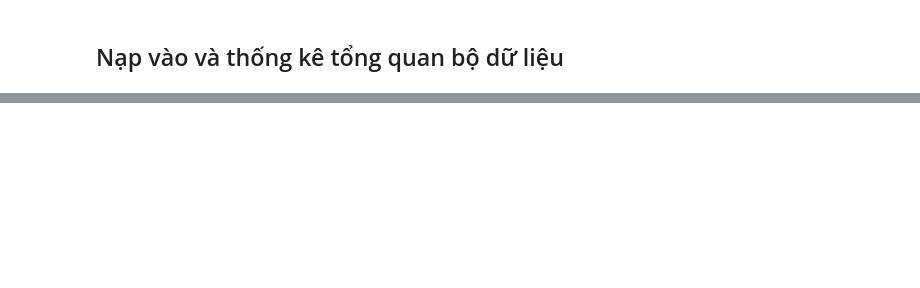
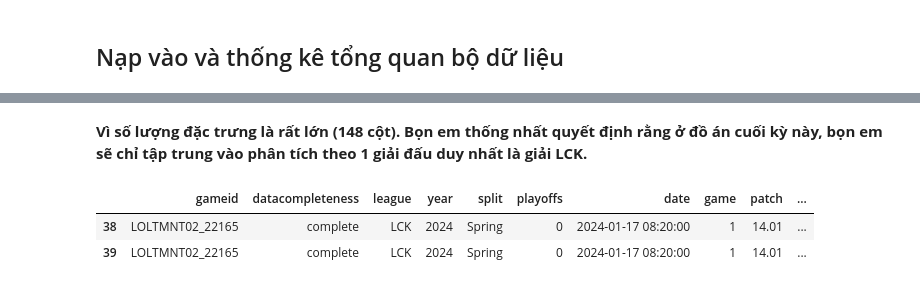
Before and after one commit to fromuit/IE224_Project, a Jupyter notebook: Source/EDA1.ipynb, the cells around one changed output, grey strips where cells are left out. Saved outputs shown, nothing was run; the diff lists cells and outputs as text; code cells hidden in the pictures; blank space fills up the shorter version.

Commit message:
Thay đổi hướng tiếp cận thành tập trung hoàn toàn vào chỉ giải LCK

```diff
--- a/Source/EDA1.ipynb
+++ b/Source/EDA1.ipynb
@@ -6,3 +1,14 @@ import seaborn as sns
+# %%
+import pandas as pd
+import numpy as np
+import matplotlib.pyplot as plt
+import seaborn as sns
+
+# Set display options to show all rows and columns
+pd.set_option('display.max_rows', None)        # Show all rows
+pd.set_option('display.max_columns', None)     # Show all columns
+pd.set_option('display.width', None)           # Auto-detect display width
+pd.set_option('display.max_colwidth', None)    # Show full content in each cell
 # %% [markdown]
 ## Nạp vào và thống kê tổng quan bộ dữ liệu
 # %%
@@ -15,0 +42,10 @@ df.head(2)
+# %% [markdown]
+**Vì số lượng đặc trưng là rất lớn (148 cột). Bọn em thống nhất quyết định rằng ở đồ án cuối kỳ này, bọn em sẽ chỉ tập trung vào phân tích theo 1 giải đấu duy nhất là giải LCK.**
+# %%
+#Lọc dữ liệu theo giải LCK
+lck_df = df[df['league'] =='LCK']
+lck_df.head(2)
+# %% [output]
+|  | gameid | datacompleteness | league | year | split | playoffs | date | game | patch | ... |
+| 38 | LOLTMNT02_22165 | complete | LCK | 2024 | Spring | 0 | 2024-01-17 08:20:00 | 1 | 14.01 | ... |
+| 39 | LOLTMNT02_22165 | complete | LCK | 2024 | Spring | 0 | 2024-01-17 08:20:00 | 1 | 14.01 | ... |
```
Also changed, not shown: parts of 10 cells of this notebook, 1 other file.
